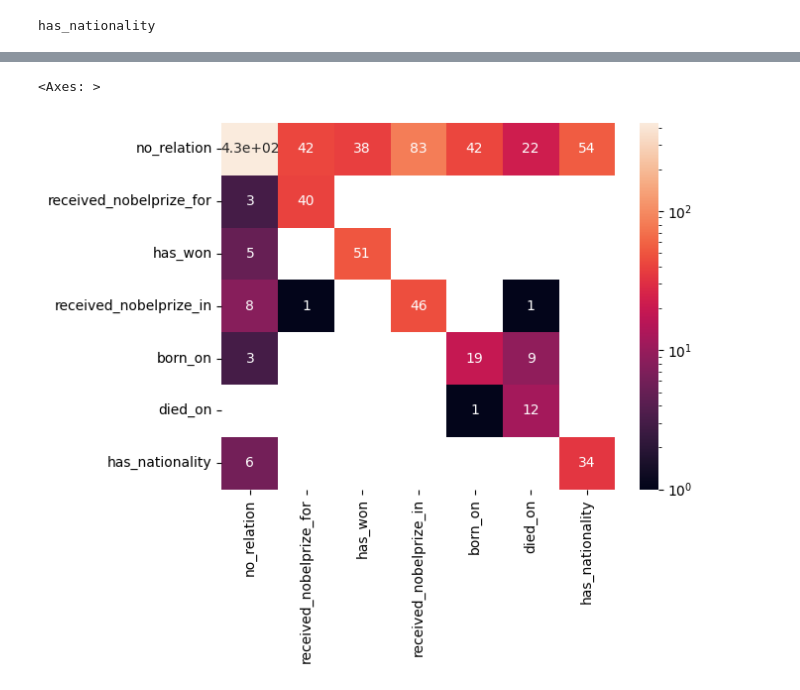
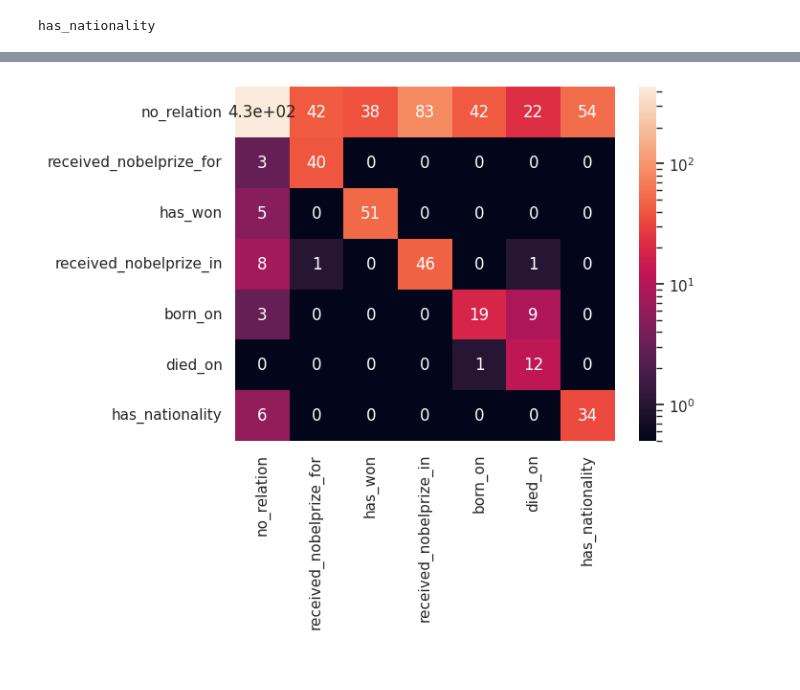
Before and after one commit to IvanDePivan/2AMM30-groep-2, a Jupyter notebook: Model_RE.ipynb, the cells around one changed output, grey strips where cells are left out. Saved outputs shown, nothing was run; the diff lists cells and outputs as text; code cells hidden in the pictures.

Commit message:
confusion matrix met goede kleuren

```diff
--- a/Model_RE.ipynb
+++ b/Model_RE.ipynb
@@ -530,6 +528,10 @@ y_pred = np.argmax(test_output[0],axis=1)
 # %%
 from matplotlib.colors import LogNorm, Normalize
-sns.heatmap(confusion_matrix(y_true,y_pred), annot=True, xticklabels = id2label.values(), yticklabels = id2label.values(), norm=LogNorm())
+
+cm = confusion_matrix(y_true,y_pred)
+cm_color = np.where(cm==0,0.5,cm)
+sns.heatmap(cm_color, annot=cm, xticklabels = id2label.values(), yticklabels = id2label.values(), norm=LogNorm(vmin=0.5))
+
+plt.show()
 # %% [output]
-<Axes: >
-[figure, old version]
+[figure, new version]
```
Also changed, not shown: parts of 1 cell of this notebook.
